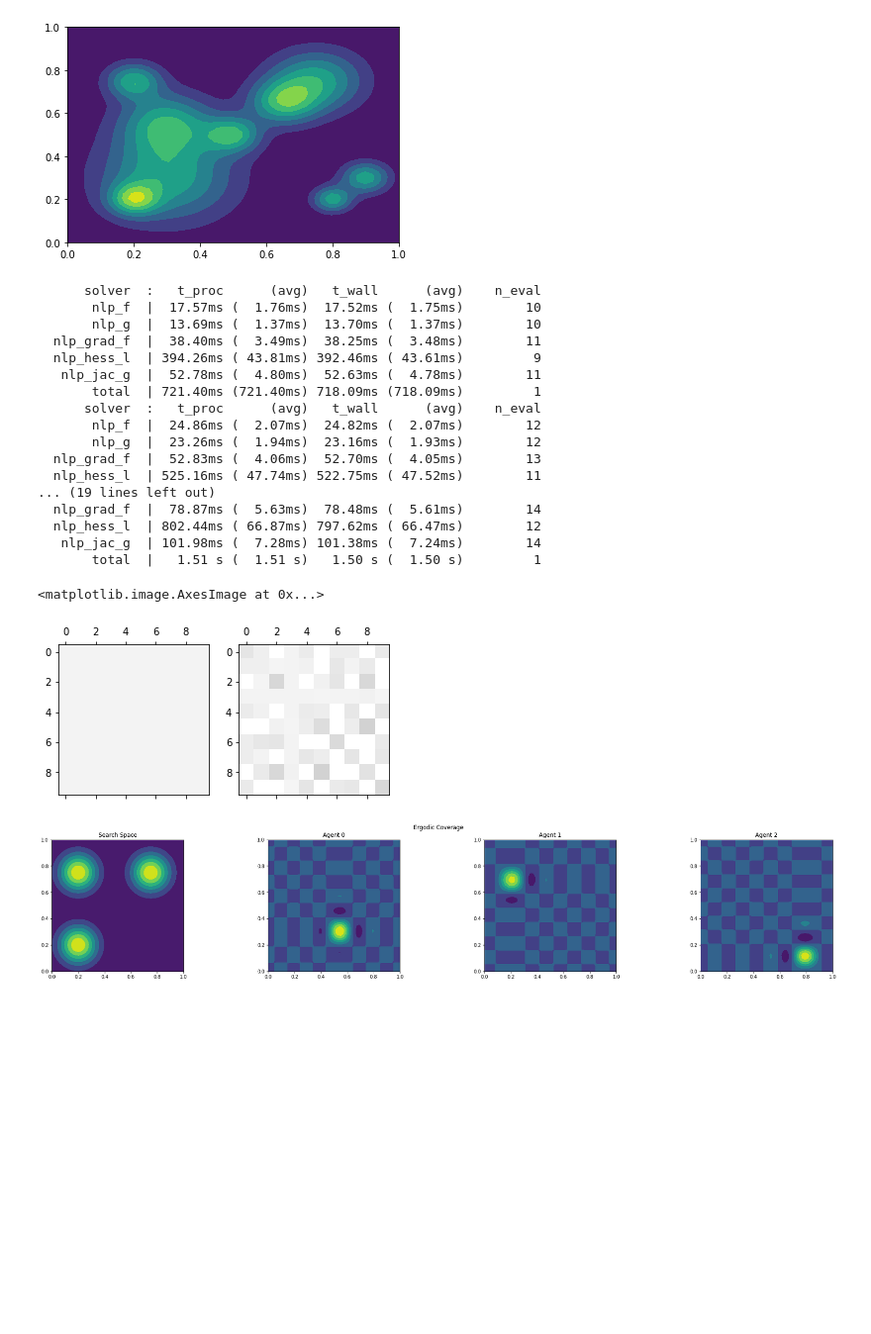
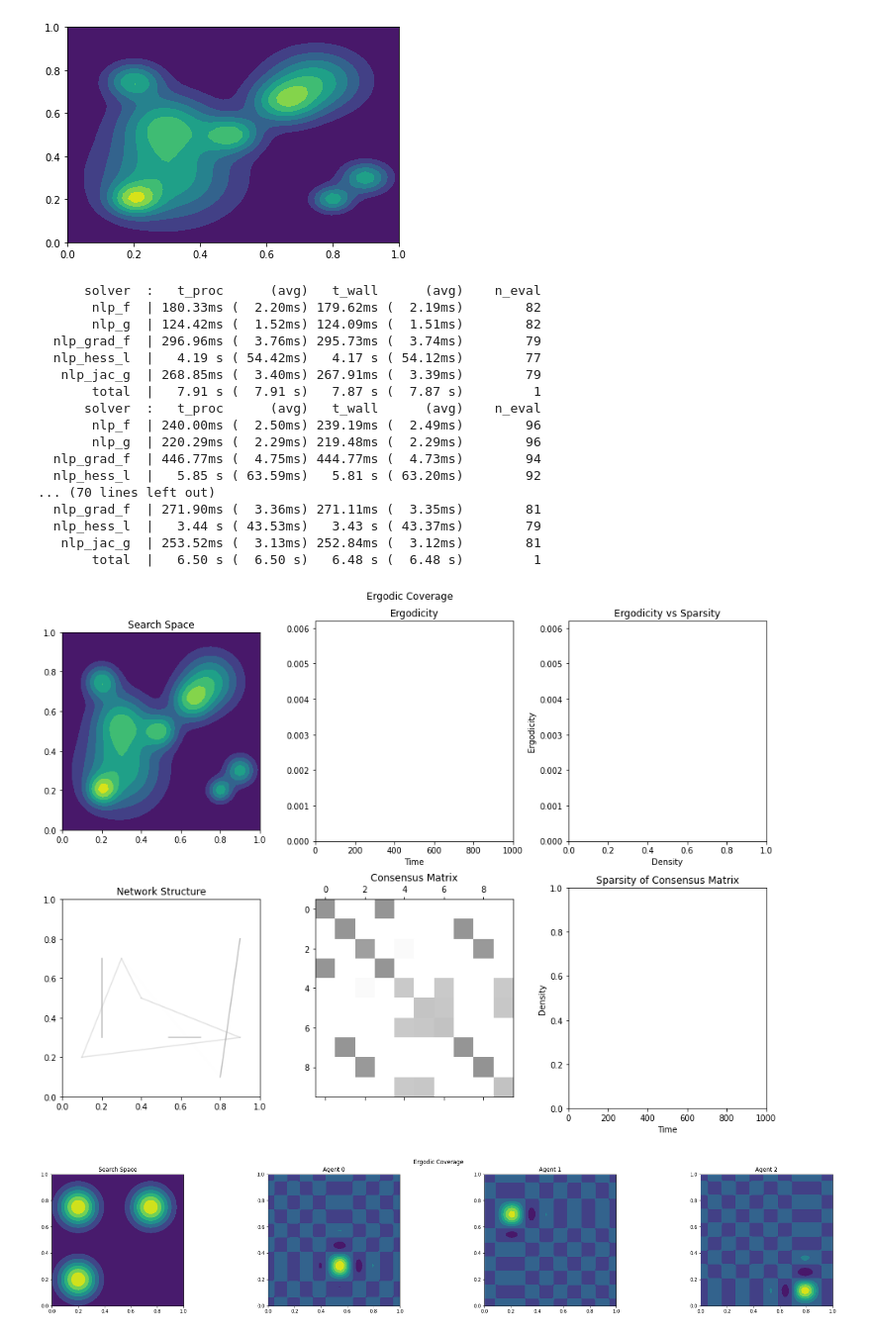
Before and after one commit to enkokoro/ergodic, a Jupyter notebook: ergodic_research_planning.ipynb, the cells around one changed output. Shown at 99% size. Drawn from its saved outputs; the diff is of its cells as text; code cells hidden in the pictures; blank space fills up the shorter version.

Commit message:
trying out planning only once

```diff
--- a/ergodic_research_planning.ipynb
+++ b/ergodic_research_planning.ipynb
@@ -150,7 +150,7 @@ class Agent:
 
         return new_c_k, new_agent_c_k
 
-    def control_casadi(t, delta_t):
+    def control_casadi(self, t, delta_t):
         c_opti = casadi.Opti()
         self.c_opti = c_opti
         u = c_opti.variable(self.m)
@@ -537,7 +537,7 @@ for k in np.ndindex(*[K]*n):
 # filename="mm_ergodic_order2_casadi"
 # agents = [mm_Agent(i, N, x[i], U_shape, u_max, list(np.ndindex(*[K]*n)), mm_order=2) for i in range(N)]
 num_iter= 1000
-filename="multiagents{}_p3_casadi_planning_oneminusoneover100_casadi_controls".format(N)
+filename="multiagents{}_p3_casadi_planning_oneminusoneover100_sparse_constraint_0.25".format(N)
 # A = [np.array([[0, -0.5], [0.5, 0]]), np.array([[-0.5, 0], [0, -0.5]]), np.array([[-0.5, 0.5], [0.5, -0.5]])]
 # B = [np.array([[1, 0], [0, 1]]), np.array([[1, 0], [0, 1]]), np.array([[1, 0], [0, 1]])]
 # m = [len(b) for b in B]
@@ -547,8 +547,8 @@ filename="multiagents{}_p3_casadi_planning_oneminusoneover100_casadi_controls".f
 # mm2_agents = [mm_Agent(6+i, N, x[6+i], U_shape, u_max, list(np.ndindex(*[K]*n)), mm_order=2) for i in range(3)]
 # agents = linear_agents + mm1_agents + mm2_agents
 
-mm1_agents = [mm_Agent(i, N, x[i], U_shape, u_max, list(np.ndindex(*[K]*n)), mm_order=1, casadi_control=True) for i in range(5)]
-mm2_agents = [mm_Agent(5+i, N, x[5+i], U_shape, u_max, list(np.ndindex(*[K]*n)), mm_order=2, casadi_control=True) for i in range(5)]
+mm1_agents = [mm_Agent(i, N, x[i], U_shape, u_max, list(np.ndindex(*[K]*n)), mm_order=1, casadi_control=False) for i in range(5)]
+mm2_agents = [mm_Agent(5+i, N, x[5+i], U_shape, u_max, list(np.ndindex(*[K]*n)), mm_order=2, casadi_control=False) for i in range(5)]
 agents = mm1_agents + mm2_agents
 # %%
 def oneminussqr_metric(x):
@@ -570,6 +570,7 @@ for big_i in range(0, num_iter//num_plan):
     opti.subject_to(casadi.vec(A_opt) <= 1)                       # elements bounded by 1
     opti.subject_to(A_opt@np.ones(N) == 1)                        # rows sum to 1
 
+
     opti.set_initial(A_opt, np.diag(np.ones(N)))
 
     # Average Metric sum((Ac - ave(c))^2)
@@ -585,7 +586,7 @@ for big_i in range(0, num_iter//num_plan):
             c_k_pred[j][k] = ck_new[j]
     # Sparse Metric -- Average element penalization
     sparsemetric = casadi.sum1(casadi.sum2(elt_metric(A_opt)))/A_opt.numel()
-
+    opti.subject_to(sparsemetric < 0.25)
     """ Communication right at the start of planning horizon but no communication afterwards """
 
     """ Unrolling of planning horizon """
@@ -617,7 +618,9 @@ for big_i in range(0, num_iter//num_plan):
             e_plan += lambd[k]*(ave_c_k-mu[k])**2
         e_plan_opt.append(e_plan)
     # optimizes the last e?
-    opti.minimize(avmetric + sparsemetric + e_plan)
+    # opti.minimize(avmetric + sparsemetric + e_plan)
+    opti.minimize(avmetric + e_plan)
+
 
     p_opts = {}
     s_opts = {'print_level': 0}
@@ -660,22 +663,22 @@ for big_i in range(0, num_iter//num_plan):
         overall_e_log.append(e)
 # %% [output]
       solver  :   t_proc      (avg)   t_wall      (avg)    n_eval
-       nlp_f  |  17.57ms (  1.76ms)  17.52ms (  1.75ms)        10
-       nlp_g  |  13.69ms (  1.37ms)  13.70ms (  1.37ms)        10
-  nlp_grad_f  |  38.40ms (  3.49ms)  38.25ms (  3.48ms)        11
-  nlp_hess_l  | 394.26ms ( 43.81ms) 392.46ms ( 43.61ms)         9
-   nlp_jac_g  |  52.78ms (  4.80ms)  52.63ms (  4.78ms)        11
-       total  | 721.40ms (721.40ms) 718.09ms (718.09ms)         1
+       nlp_f  | 180.33ms (  2.20ms) 179.62ms (  2.19ms)        82
+       nlp_g  | 124.42ms (  1.52ms) 124.09ms (  1.51ms)        82
+  nlp_grad_f  | 296.96ms (  3.76ms) 295.73ms (  3.74ms)        79
+  nlp_hess_l  |   4.19 s ( 54.42ms)   4.17 s ( 54.12ms)        77
+   nlp_jac_g  | 268.85ms (  3.40ms) 267.91ms (  3.39ms)        79
+       total  |   7.91 s (  7.91 s)   7.87 s (  7.87 s)         1
       solver  :   t_proc      (avg)   t_wall      (avg)    n_eval
-       nlp_f  |  24.86ms (  2.07ms)  24.82ms (  2.07ms)        12
-       nlp_g  |  23.26ms (  1.94ms)  23.16ms (  1.93ms)        12
-  nlp_grad_f  |  52.83ms (  4.06ms)  52.70ms (  4.05ms)        13
-  nlp_hess_l  | 525.16ms ( 47.74ms) 522.75ms ( 47.52ms)        11
-... (19 lines left out)
-  nlp_grad_f  |  78.87ms (  5.63ms)  78.48ms (  5.61ms)        14
-  nlp_hess_l  | 802.44ms ( 66.87ms) 797.62ms ( 66.47ms)        12
-   nlp_jac_g  | 101.98ms (  7.28ms) 101.38ms (  7.24ms)        14
-       total  |   1.51 s (  1.51 s)   1.50 s (  1.50 s)         1
+       nlp_f  | 240.00ms (  2.50ms) 239.19ms (  2.49ms)        96
+       nlp_g  | 220.29ms (  2.29ms) 219.48ms (  2.29ms)        96
+  nlp_grad_f  | 446.77ms (  4.75ms) 444.77ms (  4.73ms)        94
+  nlp_hess_l  |   5.85 s ( 63.59ms)   5.81 s ( 63.20ms)        92
+... (70 lines left out)
+  nlp_grad_f  | 271.90ms (  3.36ms) 271.11ms (  3.35ms)        81
+  nlp_hess_l  |   3.44 s ( 43.53ms)   3.43 s ( 43.37ms)        79
+   nlp_jac_g  | 253.52ms (  3.13ms) 252.84ms (  3.12ms)        81
+       total  |   6.50 s (  6.50 s)   6.48 s (  6.48 s)         1
 # %%
 D = {
     'N': N,
@@ -700,9 +703,6 @@ outfile.close()
 fig, (ax1, ax2) = plt.subplots(1, 2)
 ax1.matshow(A_log[0], vmin=0, vmax=1, cmap="Greys")
 ax2.matshow(A_log[-1], vmin=0, vmax=1, cmap="Greys")
-# %% [output]
-<matplotlib.image.AxesImage at 0x...>
-[figure, removed]
 # %%
 """ Animate """
 # colors = ['r', 'm', 'c', 'y', 'g', 'b', 'k', 'w']
@@ -737,9 +737,13 @@ ax4.set_ylim(0, U_shape[1])
 
 ax5.set_title('Ergodicity vs Sparsity')
 ax5.set(ylabel='Ergodicity', xlabel='Density')
+ax5.set_ylim(0, max(overall_e_log))
+ax5.set_xlim(0, 1)
 
 ax6.set_title('Sparsity of Consensus Matrix')
 ax6.set(xlabel='Time', ylabel='Density')
+ax6.set_xlim(0, len(overall_e_log))
+ax6.set_ylim(0, 1)
 
 fig.tight_layout()
 
@@ -798,33 +802,35 @@ def animate2d_from_logs_update(frame):
             network_lns[idx].set_data([agents[i].x_log[frame][0], agents[j].x_log[frame][0]],
                                 [agents[i].x_log[frame][1], agents[j].x_log[frame][1]])
             network_lns[idx].set_color(str(1 - A_log[frame//num_plan][i][j]))
             network_lns[idx].set_alpha(A_log[frame//num_plan][i][j])
             idx+=1
 
     ergodicity_data.append(overall_e_log[frame])
     ergodicity_ln.set_data(time_data, ergodicity_data)
     planned_ergodicity_data.append(planned_e_log[frame//num_plan])
     planned_ergodicity_ln.set_data(time_data, planned_ergodicity_data)
     consensus_ln.set_data(A_log[frame//num_plan])
     sparsity_data.append((np.count_nonzero(A_log[frame//num_plan]) / float(A_log[frame//num_plan].size)))
     erg_vs_sparse_ln.set_data(sparsity_data, ergodicity_data)
     sparsity_ln.set_data(time_data, sparsity_data)
 
     return (*network_lns, *pos_network_lns, consensus_ln, sparsity_ln, erg_vs_sparse_ln, ergodicity_ln, planned_ergodicity_ln, *local_erg_lns, *pos_lns)
 
 
 
 update = animate2d_from_logs_update
 frames = len(overall_e_log)
 
 
 FFwriter = animation.writers['ffmpeg']
 writer = FFwriter(fps=30, metadata=dict(artist='Me'), bitrate=1800)
 anime = animation.FuncAnimation(fig, animate2d_from_logs_update, init_func=animate2d_init,
                             frames=frames, interval=20, blit=True)
 plt.show()
 if filename is not None:
     anime.save(filename+".mp4", writer=writer)
+# %% [output]
+[figure, added]
 # %%
 """ Animate c_k """
 frames = 50#500# len(overall_e_log)
```
Also changed, not shown: 4 other files.
